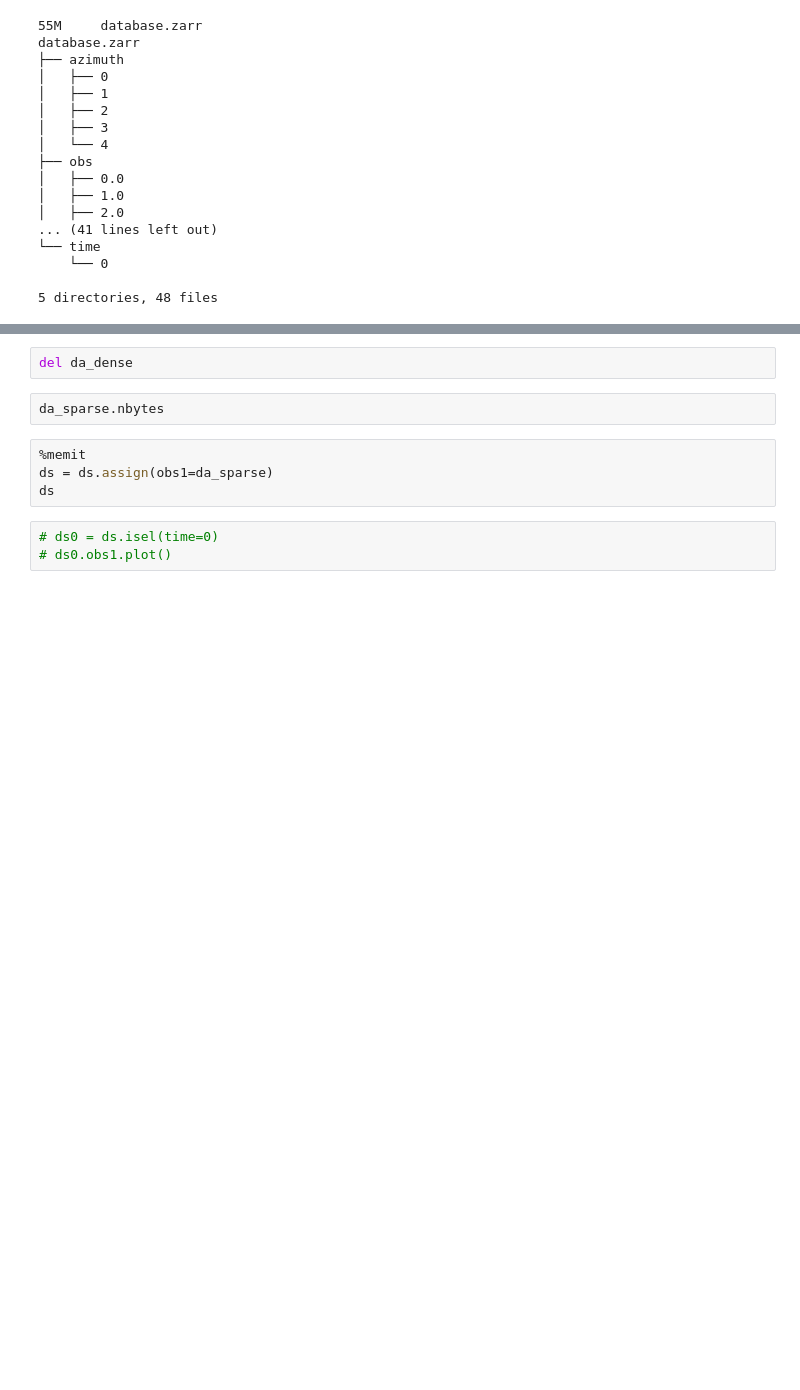
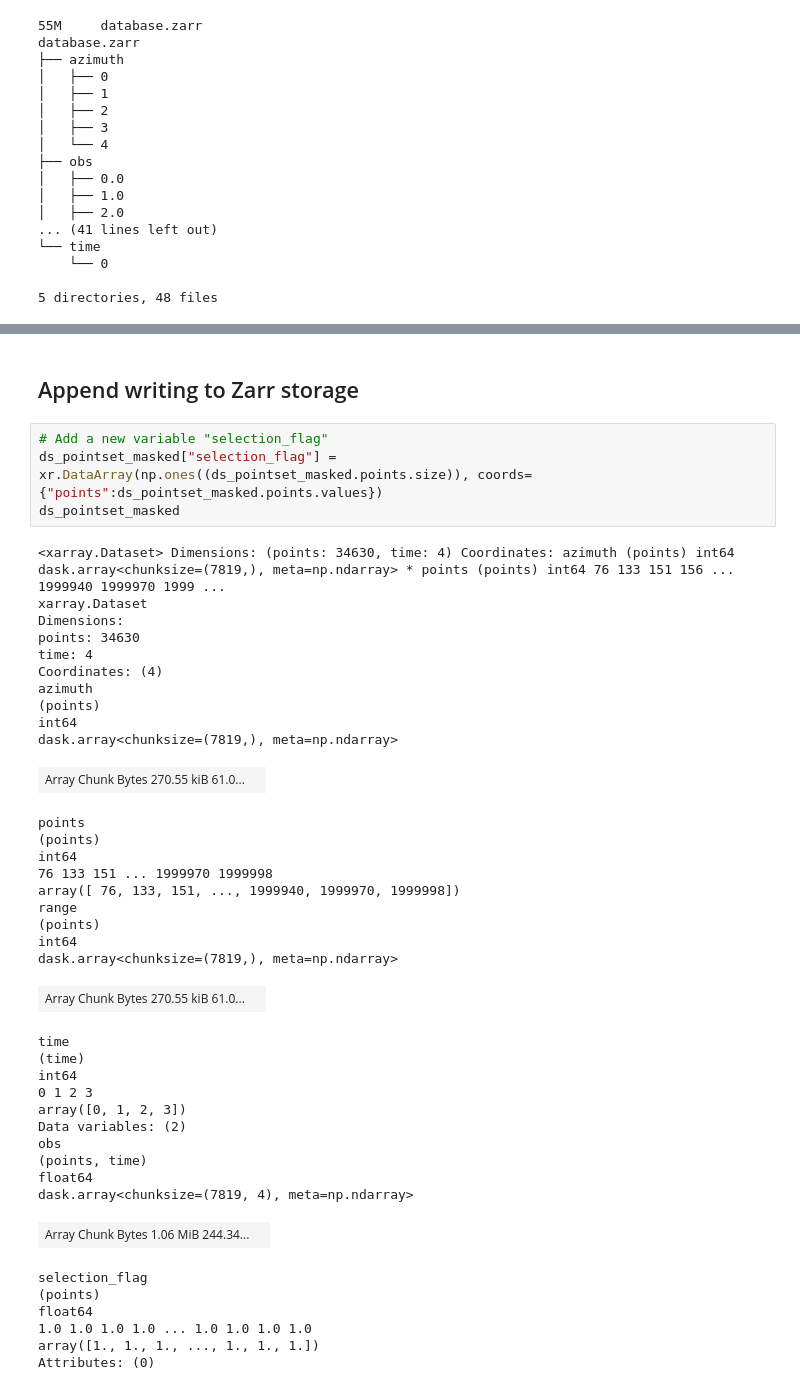
Before and after one commit to MotionbyLearning/example_scripts, a Jupyter notebook: xarray_insar_example.ipynb, the cells around one changed output, grey strips where cells are left out. Saved outputs shown, nothing was run; the diff lists cells and outputs as text; blank space fills up the shorter version.

Commit message:
update append saving and raster reconstruction

```diff
--- a/xarray_insar_example.ipynb
+++ b/xarray_insar_example.ipynb
@@ -285,11 +289,45 @@ da_sparse
-# %%
-del da_dense
-# %%
-da_sparse.nbytes
-# %%
-%memit
-ds = ds.assign(obs1=da_sparse)
-ds
-# %%
-# ds0 = ds.isel(time=0)
-# ds0.obs1.plot()
+# %% [markdown]
+## Append writing to Zarr storage
+# %%
+# Add a new variable "selection_flag"
+ds_pointset_masked["selection_flag"] = xr.DataArray(np.ones((ds_pointset_masked.points.size)), coords={"points":ds_pointset_masked.points.values})
+ds_pointset_masked
+# %% [output]
+<xarray.Dataset> Dimensions: (points: 34630, time: 4) Coordinates: azimuth (points) int64 dask.array<chunksize=(7819,), meta=np.ndarray> * points (points) int64 76 133 151 156 ... 1999940 1999970 1999 ...
+xarray.Dataset
+Dimensions:
+points: 34630
+time: 4
+Coordinates: (4)
+azimuth
+(points)
+int64
+dask.array<chunksize=(7819,), meta=np.ndarray>
+| Array Chunk Bytes 270.55 kiB 61.0... |  |
+points
+(points)
+int64
+76 133 151 ... 1999970 1999998
+array([ 76, 133, 151, ..., 1999940, 1999970, 1999998])
+range
+(points)
+int64
+dask.array<chunksize=(7819,), meta=np.ndarray>
+| Array Chunk Bytes 270.55 kiB 61.0... |  |
+time
+(time)
+int64
+0 1 2 3
+array([0, 1, 2, 3])
+Data variables: (2)
+obs
+(points, time)
+float64
+dask.array<chunksize=(7819, 4), meta=np.ndarray>
+| Array Chunk Bytes 1.06 MiB 244.34... |  |
+selection_flag
+(points)
+float64
+1.0 1.0 1.0 1.0 ... 1.0 1.0 1.0 1.0
+array([1., 1., 1., ..., 1., 1., 1.])
+Attributes: (0)
```
Also changed, not shown: parts of 37 cells of this notebook.
